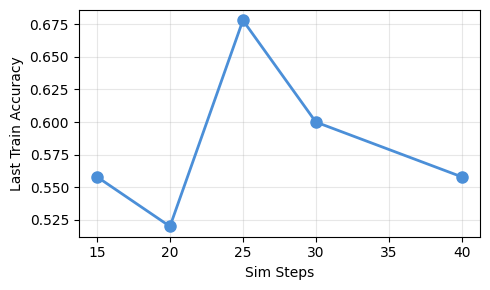
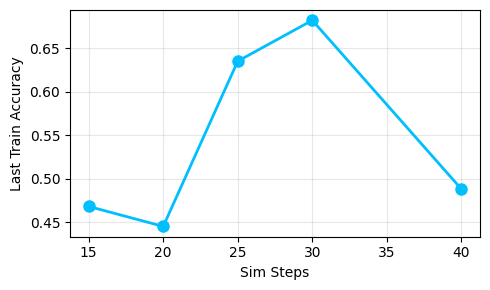
The change to this notebook cell's code, shown as a diff; its figure went from the first image to the second:
--- before
+++ after
@@ -44,5 +44,5 @@
 
 plt.figure(figsize=(5, 3))
-plt.plot(sim_steps_vals, accuracies, marker='o', linewidth=2, markersize=8, color=colors.accuracy)
+plt.plot(sim_steps_vals, accuracies, marker='o', linewidth=2, markersize=8, color=colors.trace_line)
 plt.xlabel('Sim Steps')
 plt.ylabel('Last Train Accuracy')

Commit: new results